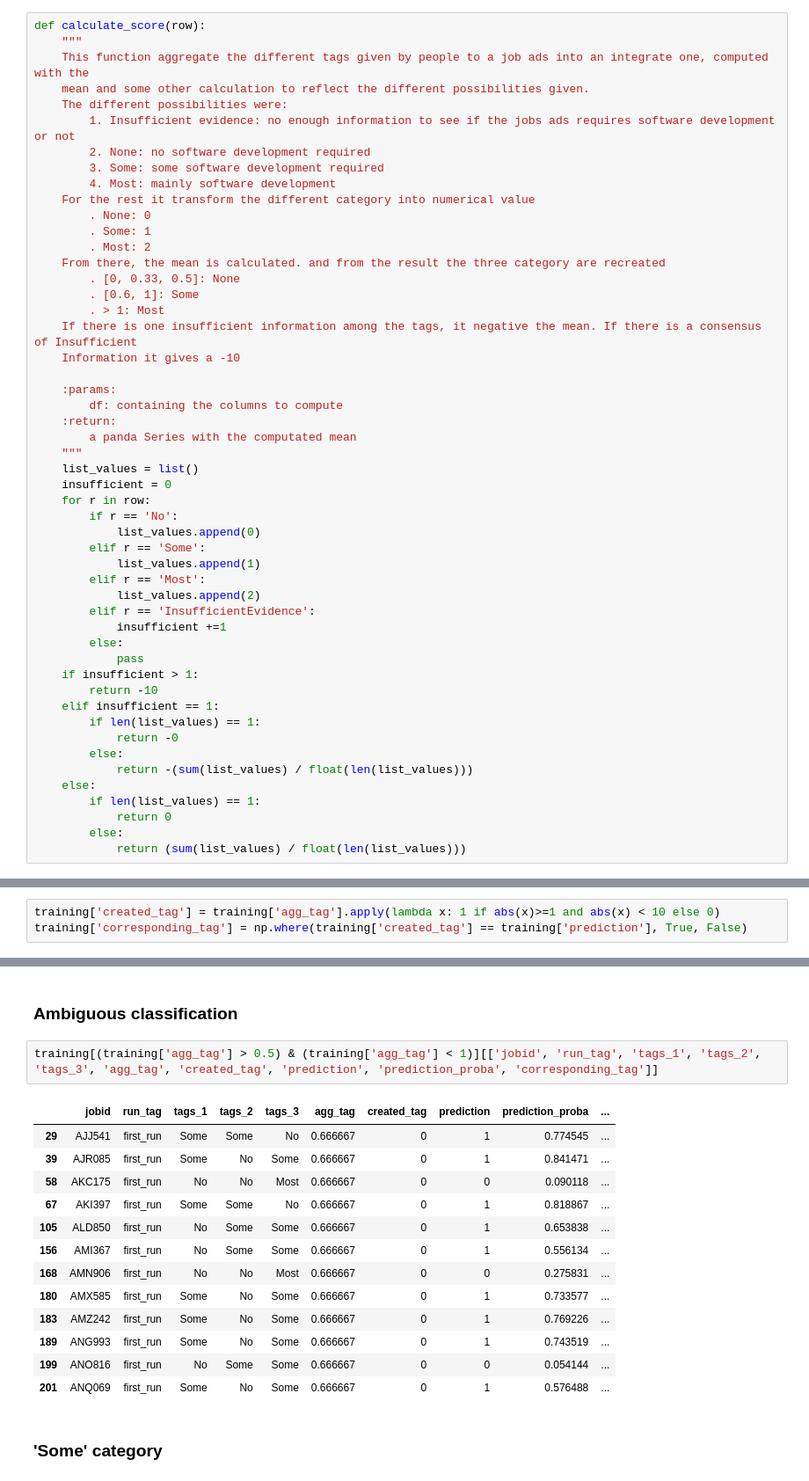
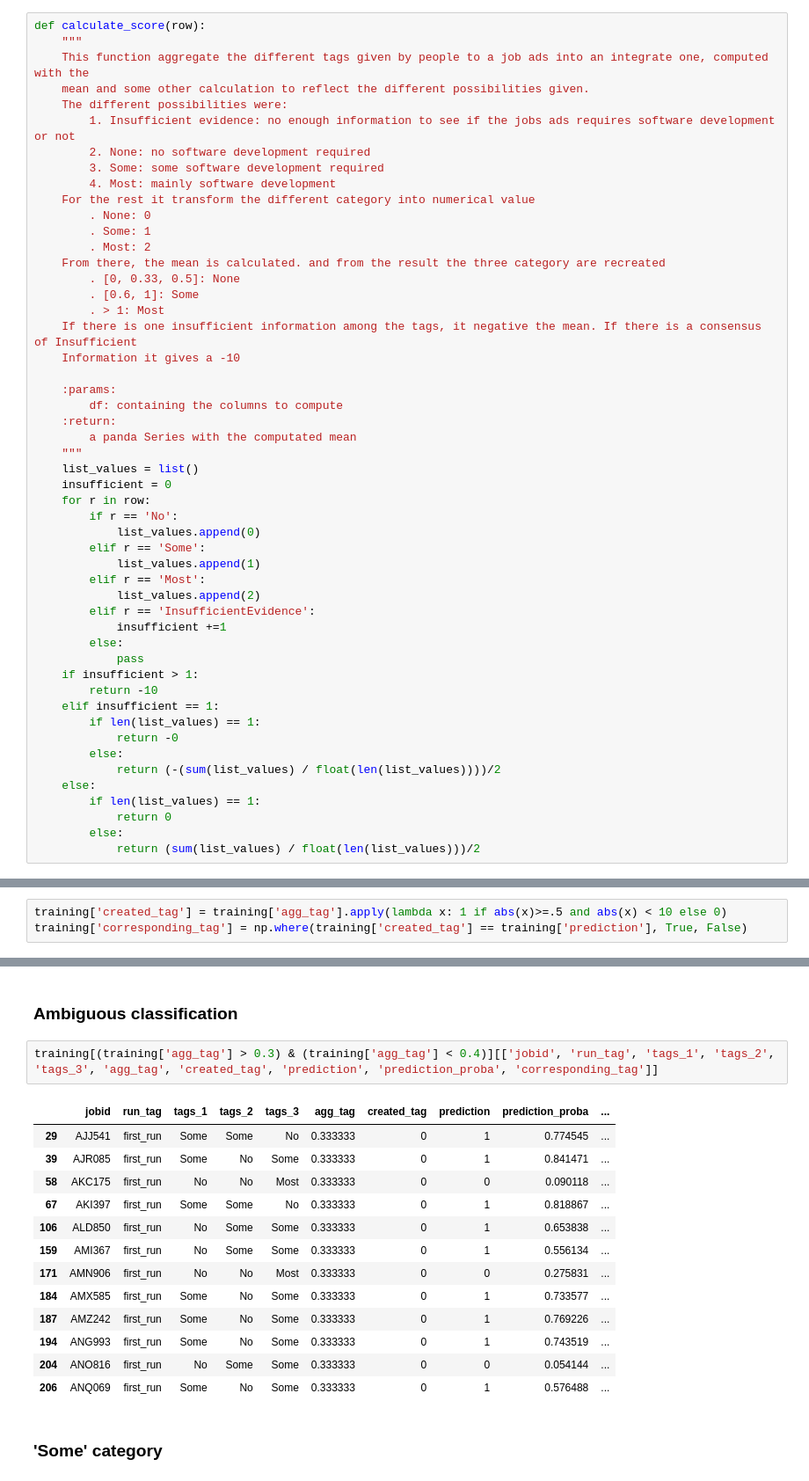
Before and after one commit to softwaresaved/jamie, a Jupyter notebook: jobAnalysis/dataPrediction/prediction_dev.ipynb, the cells around one changed output, grey strips where cells are left out. Shown at 88% size. Drawn from its saved outputs; the diff is of its cells as text.

```diff
--- a/jobAnalysis/dataPrediction/prediction_dev.ipynb
+++ b/jobAnalysis/dataPrediction/prediction_dev.ipynb
@@ -72,12 +72,12 @@ def calculate_score(row):
         if len(list_values) == 1:
             return -0
         else:
-            return -(sum(list_values) / float(len(list_values)))
+            return (-(sum(list_values) / float(len(list_values))))/2
     else:
         if len(list_values) == 1:
             return 0
         else:
-            return (sum(list_values) / float(len(list_values)))
+            return (sum(list_values) / float(len(list_values)))/2
 # %%
 training['agg_tag'] = df.loc[:, ['tags_1', 'tags_2', 'tags_3']].apply(calculate_score, axis=1)
 training['agg_tag'].value_counts()
@@ -97,6 +97,6 @@ training['agg_tag'].value_counts()
 Name: agg_tag, dtype: int64
 # %%
-training['created_tag'] = training['agg_tag'].apply(lambda x: 1 if abs(x)>=1 and abs(x) < 10 else 0)
+training['created_tag'] = training['agg_tag'].apply(lambda x: 1 if abs(x)>=.5 and abs(x) < 10 else 0)
 training['corresponding_tag'] = np.where(training['created_tag'] == training['prediction'], True, False)
 # %%
 #training[['run_tag', 'tags_1', 'tags_2', 'tags_3', 'agg_tag', 'created_tag', 'prediction', 'prediction_proba', 'corresponding_tag']]
@@ -239,21 +239,21 @@ for d in ["left", "top", "bottom", "right"]:
 # %% [markdown]
  ### Ambiguous classification
 # %%
-training[(training['agg_tag'] > 0.5) & (training['agg_tag'] < 1)][['jobid', 'run_tag', 'tags_1', 'tags_2', 'tags_3', 'agg_tag', 'created_tag', 'prediction', 'prediction_proba', 'corresponding_tag']]
+training[(training['agg_tag'] > 0.3) & (training['agg_tag'] < 0.4)][['jobid', 'run_tag', 'tags_1', 'tags_2', 'tags_3', 'agg_tag', 'created_tag', 'prediction', 'prediction_proba', 'corresponding_tag']]
 # %% [output]
 |  | jobid | run_tag | tags_1 | tags_2 | tags_3 | agg_tag | created_tag | prediction | prediction_proba | ... |
-| 29 | AJJ541 | first_run | Some | Some | No | 0.666667 | 0 | 1 | 0.774545 | ... |
-| 39 | AJR085 | first_run | Some | No | Some | 0.666667 | 0 | 1 | 0.841471 | ... |
-| 58 | AKC175 | first_run | No | No | Most | 0.666667 | 0 | 0 | 0.090118 | ... |
-| 67 | AKI397 | first_run | Some | Some | No | 0.666667 | 0 | 1 | 0.818867 | ... |
-| 105 | ALD850 | first_run | No | Some | Some | 0.666667 | 0 | 1 | 0.653838 | ... |
-| 156 | AMI367 | first_run | No | Some | Some | 0.666667 | 0 | 1 | 0.556134 | ... |
-| 168 | AMN906 | first_run | No | No | Most | 0.666667 | 0 | 0 | 0.275831 | ... |
-| 180 | AMX585 | first_run | Some | No | Some | 0.666667 | 0 | 1 | 0.733577 | ... |
-| 183 | AMZ242 | first_run | Some | No | Some | 0.666667 | 0 | 1 | 0.769226 | ... |
-| 189 | ANG993 | first_run | Some | No | Some | 0.666667 | 0 | 1 | 0.743519 | ... |
-| 199 | ANO816 | first_run | No | Some | Some | 0.666667 | 0 | 0 | 0.054144 | ... |
-| 201 | ANQ069 | first_run | Some | No | Some | 0.666667 | 0 | 1 | 0.576488 | ... |
+| 29 | AJJ541 | first_run | Some | Some | No | 0.333333 | 0 | 1 | 0.774545 | ... |
+| 39 | AJR085 | first_run | Some | No | Some | 0.333333 | 0 | 1 | 0.841471 | ... |
+| 58 | AKC175 | first_run | No | No | Most | 0.333333 | 0 | 0 | 0.090118 | ... |
+| 67 | AKI397 | first_run | Some | Some | No | 0.333333 | 0 | 1 | 0.818867 | ... |
+| 106 | ALD850 | first_run | No | Some | Some | 0.333333 | 0 | 1 | 0.653838 | ... |
+| 159 | AMI367 | first_run | No | Some | Some | 0.333333 | 0 | 1 | 0.556134 | ... |
+| 171 | AMN906 | first_run | No | No | Most | 0.333333 | 0 | 0 | 0.275831 | ... |
+| 184 | AMX585 | first_run | Some | No | Some | 0.333333 | 0 | 1 | 0.733577 | ... |
+| 187 | AMZ242 | first_run | Some | No | Some | 0.333333 | 0 | 1 | 0.769226 | ... |
+| 194 | ANG993 | first_run | Some | No | Some | 0.333333 | 0 | 1 | 0.743519 | ... |
+| 204 | ANO816 | first_run | No | Some | Some | 0.333333 | 0 | 0 | 0.054144 | ... |
+| 206 | ANQ069 | first_run | Some | No | Some | 0.333333 | 0 | 1 | 0.576488 | ... |
 # %% [markdown]
 ### 'Some' category
 # %%
```
Also changed, not shown: parts of 12 cells of this notebook.
